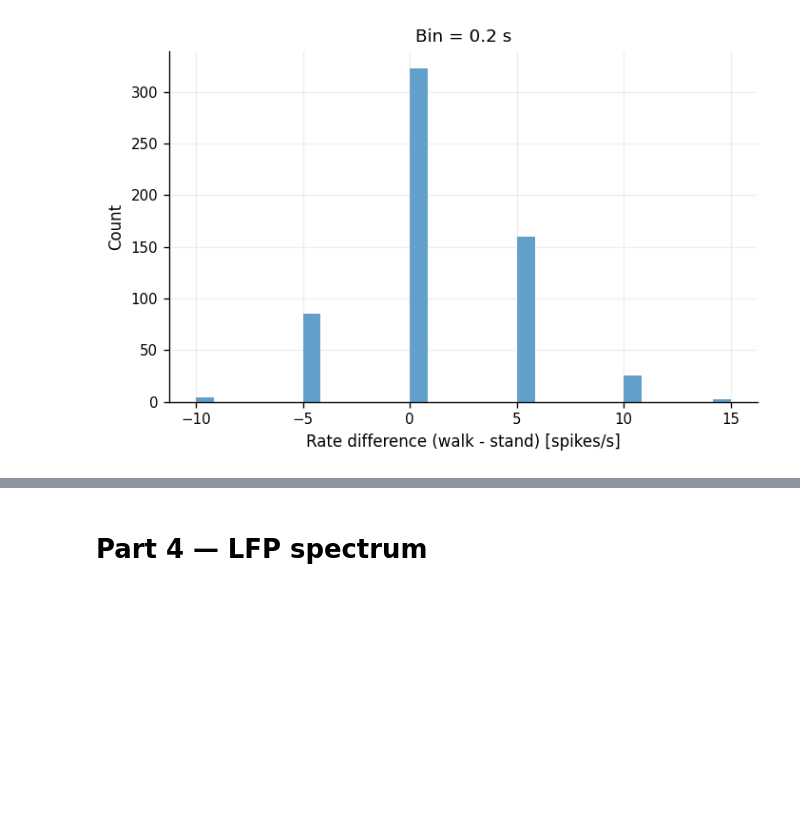
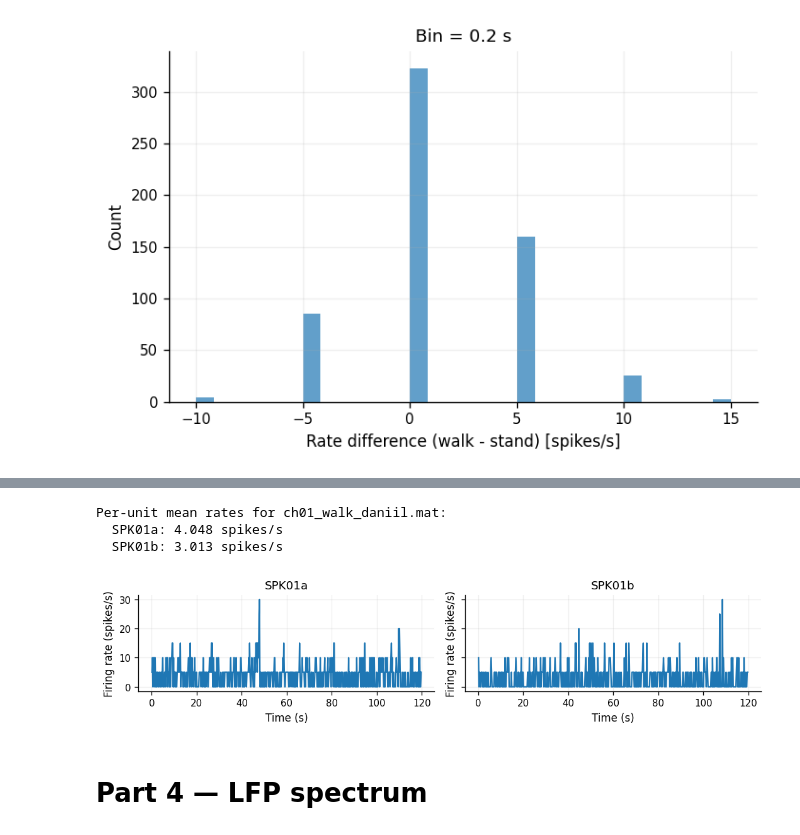
Before and after one commit to ohadgonen/neurolab-5, a Jupyter notebook: lab5.ipynb, the cells around one changed output, grey strips where cells are left out. Saved outputs shown, nothing was run; the diff lists cells and outputs as text; code cells hidden in the pictures; blank space fills up the shorter version.

```diff
--- a/lab5.ipynb
+++ b/lab5.ipynb
@@ -589,3 +677,10 @@ Within-condition traces show no obvious monotonic drift; Walk has more frequent
+# %%
+per_unit_firing_rates(DATA_DIR / "Ch01 walk daniil.mat", bin_s=bin_s, label="ch01_walk_daniil.mat")
+# %% [output]
+Per-unit mean rates for ch01_walk_daniil.mat:
+  SPK01a: 4.048 spikes/s
+  SPK01b: 3.013 spikes/s
+[figure, added]
 # %% [markdown]
 # Part 4 — LFP spectrum
 # %%
```
Also changed, not shown: parts of 5 cells of this notebook, 12 other files.
